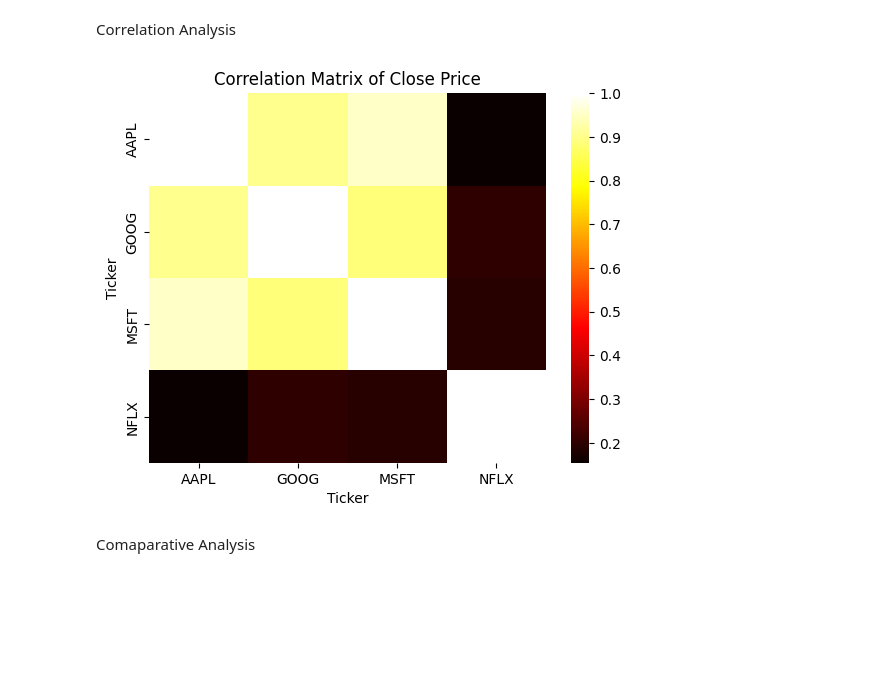
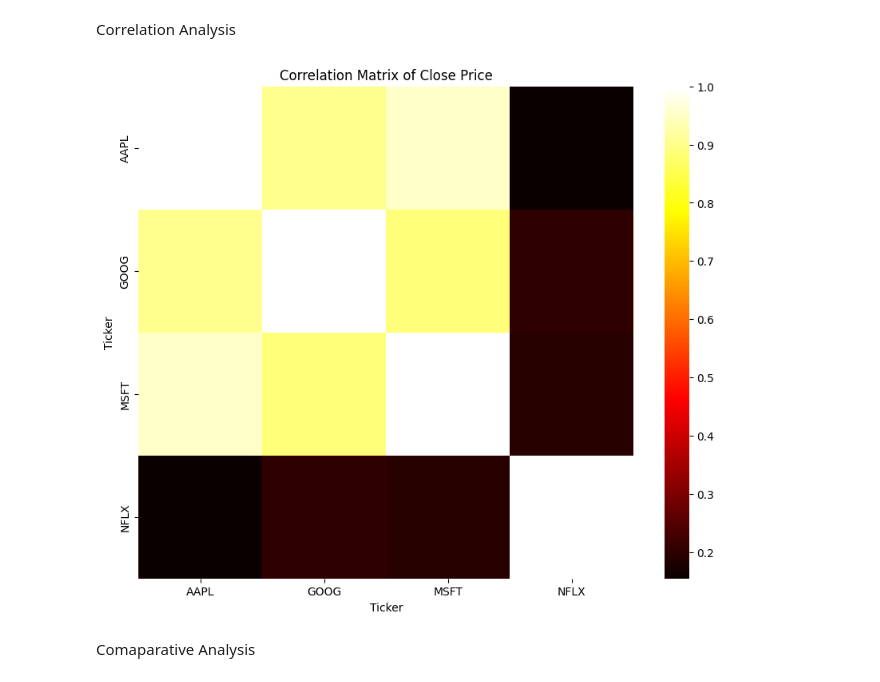
Before and after one commit to vrishankmalviya/Quantative-analysis-of-Stocks, a Jupyter notebook: Code/stocks.ipynb, the cells around one changed output. Drawn from its saved outputs; the diff is of its cells as text; code cells hidden in the pictures; blank space fills up the shorter version.

```diff
--- a/Code/stocks.ipynb
+++ b/Code/stocks.ipynb
@@ -85,15 +85,17 @@ plt.show()
 Correlation Analysis
 # %%
 ca=pt.corr()
-sns.heatmap(ca,cmap='hot')
-#cbar=plt.colorbar()
-#cbar.set_label('Correlation')
+
+fig, ax = plt.subplots(figsize=(10, 8))
+
+sns.heatmap(ca,cmap='hot',ax=ax)
+
 plt.title('Correlation Matrix of Close Price')
 plt.xlabel('Ticker')
 plt.ylabel('Ticker')
 plt.show()
 # %% [output]
-[figure, old version]
+[figure, new version]
 # %% [markdown]
 Comaparative Analysis
 # %%
```
Also changed, not shown: parts of 1 cell of this notebook.
